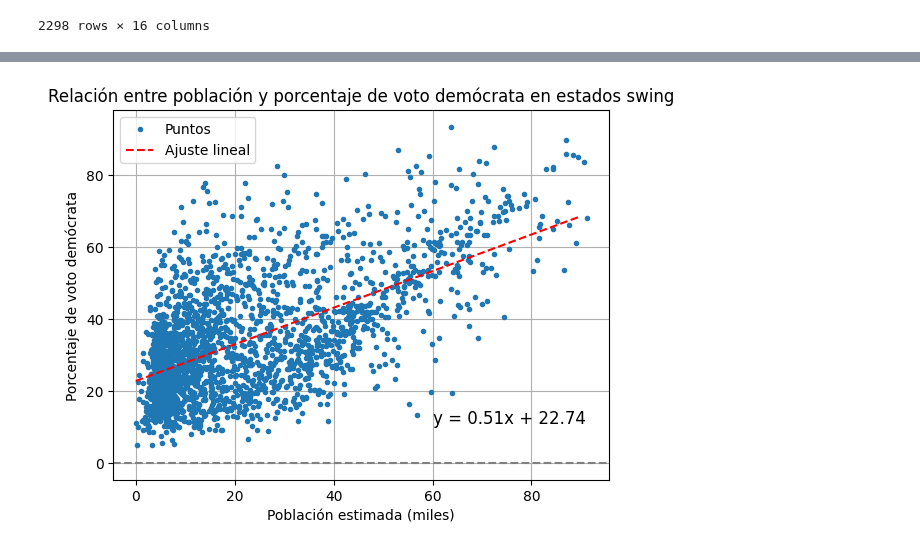
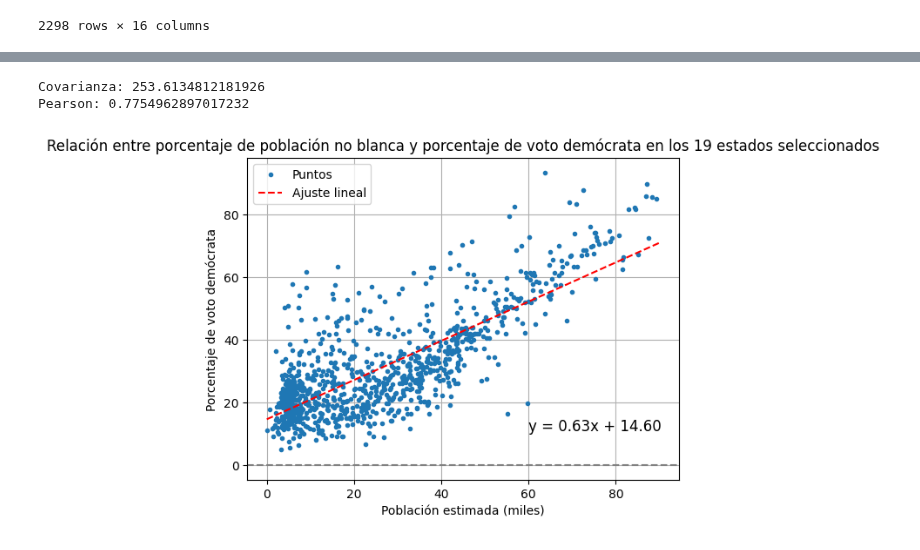
Before and after one commit to mia-uc/data-science, a Jupyter notebook: hws/hw1.ipynb, the cells around one changed output, grey strips where cells are left out. Cells and saved outputs as stored; diff of their text form; code cells hidden in the pictures.

```diff
--- a/hws/hw1.ipynb
+++ b/hws/hw1.ipynb
@@ -169,0 +172,16 @@ df[columns]
+# %%
+result = []
+for i, s1 in enumerate(states):
+    for j, s2 in enumerate(states):
+        if s1 == s2: continue
+        tem_df = df[df[STATE].isin([s1, s2])]
+        corr_matrix = tem_df[columns].corr()
+
+        corr_var = corr_matrix[PCT_D].drop(PCT_D)
+        key = corr_var.idxmax()
+
+        result.append((s1, s2, key, corr_var[key]))
+
+result = pd.DataFrame({'s1': s1, 's2': s2, 'field': field, 'value': value} for s1, s2, field, value in result)
+result = result[result['value'] > 0.9]
+result
@@ -170,8 +221,20 @@ df[columns]
 # %%
-corr_matrix = df[columns].corr()
+corr_state = result[result['field'] == 'acs_pct_pop_nonwhite']
+corr_state = corr_state.sort_values('value', ascending=False)
+corr_state = corr_state['s1'].drop_duplicates()
 
-var = 'nombre_variable' #ingresa el nombre de la variable de interés en donde dice 'nombre_variable'
-corr_var = corr_matrix[PCT_D].drop(PCT_D)
+print(
+f'De los {len(states)} hay {len(corr_state)} estados distintos en los que los datos muestras',
+'una alta correlación entre el porcentaje de voto demócrata',
+'y su porcentaje de poblacion no blanca segun el ACS'
+)
+
+
+corr_df = df[df['state'].isin(corr_state)][columns]
+corr_matrix = corr_df.corr()
+corr_var = corr_matrix[PCT_D].drop([PCT_D, PCT_R])
+
+
 plt.bar(corr_var.index, corr_var.values)
 plt.title(f'Tasa de correlación de {PCT_D} con respecto al resto de variables')
 plt.xlabel('Variable')
@@ -210,27 +247,38 @@ Pearson: 0.6063345305293207
 # %%
+x = corr_df['acs_pct_pop_nonwhite']
+y = corr_df['pct_D']
+
+cov = np.cov(x,y)
+print('Covarianza:', cov[0,1])
+
+pearson = np.corrcoef(x,y)
+print('Pearson:', pearson[0,1])
+
 a, b = np.polyfit(x, y, 1)
 xf = np.arange(0, 100, 10)
 yf = a * xf + b
 plt.plot(x, y, '.', label='Puntos')
 plt.plot(xf, yf, '--', color='red', label='Ajuste lineal')
 
 # Título, leyenda y etiquetas de los ejes
-plt.title('Relación entre población y porcentaje de voto demócrata en estados swing')
+plt.title('Relación entre porcentaje de población no blanca y porcentaje de voto demócrata en los 19 estados seleccionados')
 plt.xlabel('Población estimada (miles)')
 plt.ylabel('Porcentaje de voto demócrata')
 plt.legend()
 
 # Coeficiente de correlación
 # plt.text(700, 10, f'Coeficiente de correlación: {pearson[0,1]:.2f}', fontsize=12, ha='left', va='bottom')
 plt.axhline(y=0, color='gray', linestyle='--')
 
 # Ecuación de la recta
 plt.text(60, 10, f'y = {a:.2f}x + {b:.2f}', fontsize=12, ha='left', va='bottom')
 
 # Cuadrícula de fondo
 plt.grid(True)
 
 # Mostrar el gráfico
 plt.show()
 # %% [output]
+Covarianza: 253.6134812181926
+Pearson: 0.7754962897017232
-[figure, old version]
+[figure, new version]
```
Also changed, not shown: parts of 18 cells of this notebook, 1 other file.
